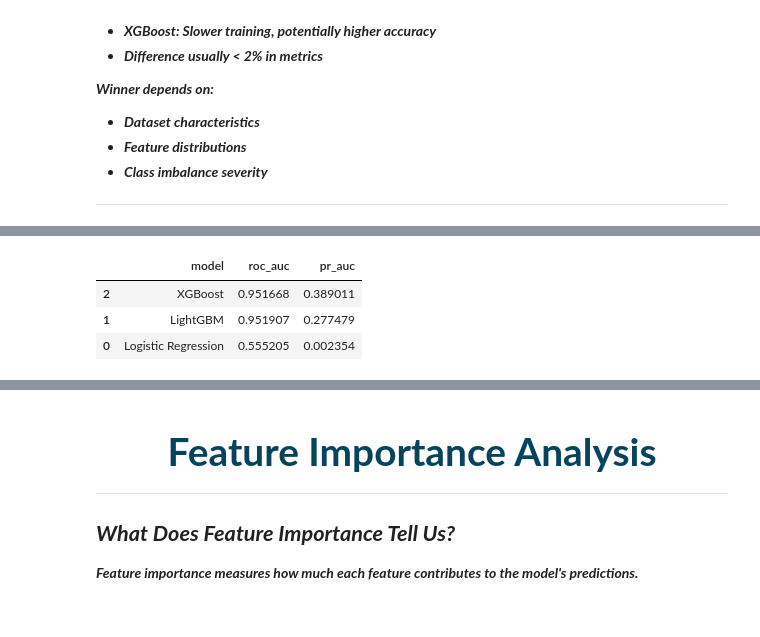
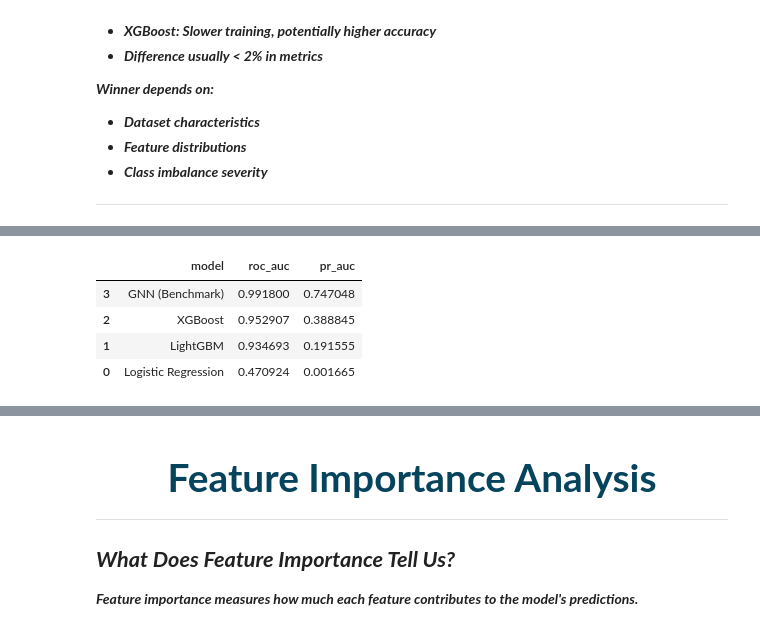
Before and after one commit to gaab-braga/AML_project, a Jupyter notebook: notebooks/03_Model_Selection_Tuning.ipynb, the cells around one changed output, grey strips where cells are left out. Drawn from its saved outputs; the diff is of its cells as text; code cells hidden in the pictures.

```diff
--- a/notebooks/03_Model_Selection_Tuning.ipynb
+++ b/notebooks/03_Model_Selection_Tuning.ipynb
@@ -1541,16 +967,21 @@ Best params: {'n_estimators': 572, 'learning_rate': 0.09990065662820571, 'max_de
 ---
 # %%
 best_params_xgb = study_xgb.best_params
-best_params_xgb['random_state'] = CONFIG['random_seed']
+best_params_xgb['seed'] = CONFIG['random_seed']
 best_params_xgb['objective'] = 'binary:logistic'
 best_params_xgb['eval_metric'] = 'aucpr'
 best_params_xgb['tree_method'] = 'hist'
-best_params_xgb['scale_pos_weight'] = (y_train == 0).sum() / (y_train == 1).sum()
+best_params_xgb['scale_pos_weight'] = float((y_train == 0).sum() / (y_train == 1).sum())
+
+# Convert to contiguous arrays for memory safety
+X_train_safe = np.ascontiguousarray(X_train.values, dtype=np.float32)
+X_test_safe = np.ascontiguousarray(X_test.values, dtype=np.float32)
+y_train_safe = np.ascontiguousarray(y_train.values, dtype=np.int32)
 
 xgb_final = xgb.XGBClassifier(**best_params_xgb)
-xgb_final.fit(X_train, y_train)
+xgb_final.fit(X_train_safe, y_train_safe)
 
-y_pred_xgb = xgb_final.predict_proba(X_test)[:, 1]
+y_pred_xgb = xgb_final.predict_proba(X_test_safe)[:, 1]
 xgb_roc_auc = roc_auc_score(y_test, y_pred_xgb)
 xgb_pr_auc = average_precision_score(y_test, y_pred_xgb)
 xgb_metrics_k = calculate_metrics_at_k(y_test, y_pred_xgb)
@@ -1583,18 +1029,68 @@ recall@1000: 0.3328
 # %%
+# Create comparison dataframe with the baseline result (Logistic Regression only)
+baseline_dict = baseline_comparison_df[baseline_comparison_df['model'] == 'Logistic Regression'].to_dict('records')[0]
+
 comparison_df = pd.DataFrame([
-    baseline_results,
+    baseline_dict,
     lgbm_results,
     xgb_results
 ])
 
-print("\nMODEL COMPETITION RESULTS")
-print("=" * 70)
+# Load and add GNN benchmark immediately for complete comparison
+gnn_results_path = CONFIG['model_dir'] / 'multignn' / 'models' / 'final_metrics.json'
+gnn_included = False
+
+if gnn_results_path.exists():
+    try:
+        with open(gnn_results_path, 'r') as f:
+            gnn_metrics = json.load(f)
+
+        gnn_pr_auc = gnn_metrics.get('pr_auc', 0.7470)
+        gnn_roc_auc = gnn_metrics.get('roc_auc', 0.9918)
+
+        # Add GNN to comparison
+        gnn_dict = {
+            'model': 'GNN (Benchmark)',
+            'roc_auc': gnn_roc_auc,
+            'pr_auc': gnn_pr_auc
+        }
+        comparison_df = pd.concat([comparison_df, pd.DataFrame([gnn_dict])], ignore_index=True)
+        gnn_included = True
+        print("✓ GNN benchmark loaded successfully")
+    except Exception as e:
+        print(f"  Could not load GNN benchmark: {e}")
+else:
+    print(f"  GNN benchmark not found at: {gnn_results_path}")
+
+# Sort by PR-AUC
+comparison_df = comparison_df.sort_values('pr_auc', ascending=False)
+
+print("\n" + "=" * 80)
+print("COMPREHENSIVE MODEL COMPARISON" + (" (INCLUDING GNN)" if gnn_included else ""))
+print("=" * 80)
 display(comparison_df[['model', 'roc_auc', 'pr_auc']].sort_values('pr_auc', ascending=False))
 
 winner_idx = comparison_df['pr_auc'].idxmax()
 winner = comparison_df.loc[winner_idx, 'model']
+winner_pr_auc = comparison_df.loc[winner_idx, 'pr_auc']
 
-print(f"\nWINNER: {winner}")
-print(f"PR-AUC: {comparison_df.loc[winner_idx, 'pr_auc']:.4f}")
-print(f"ROC-AUC: {comparison_df.loc[winner_idx, 'roc_auc']:.4f}")
+print(f"\n OVERALL WINNER: {winner}")
+print(f"   PR-AUC: {winner_pr_auc:.4f}")
+print(f"   ROC-AUC: {comparison_df.loc[winner_idx, 'roc_auc']:.4f}")
+
+# Performance analysis
+improvement_vs_baseline = ((winner_pr_auc - baseline_pr_auc) / baseline_pr_auc) * 100
+print(f"\n Improvement over Logistic Regression: {improvement_vs_baseline:.1f}%")
+
+if gnn_included and 'GNN' in winner:
+    print("\n Result: Graph-based approach (GNN) achieves best performance")
+elif gnn_included:
+    gnn_pr = comparison_df[comparison_df['model'].str.contains('GNN')]['pr_auc'].values[0]
+    diff_pct = ((winner_pr_auc - gnn_pr) / gnn_pr) * 100
+    if diff_pct >= 0:
+        print(f"\n Result: Tabular model ({winner}) matches/exceeds GNN by {diff_pct:+.1f}%")
+    else:
+        print(f"\n Result: GNN leads by {abs(diff_pct):.1f}%, but tabular models are simpler")
+
+print("=" * 80)
 # %% [output]
@@ -1603,4 +1102,5 @@ MODEL COMPETITION RESULTS
 |  | model | roc_auc | pr_auc |
-| 2 | XGBoost | 0.951668 | 0.389011 |
-| 1 | LightGBM | 0.951907 | 0.277479 |
-| 0 | Logistic Regression | 0.555205 | 0.002354 |
+| 3 | GNN (Benchmark) | 0.991800 | 0.747048 |
+| 2 | XGBoost | 0.952907 | 0.388845 |
+| 1 | LightGBM | 0.934693 | 0.191555 |
+| 0 | Logistic Regression | 0.470924 | 0.001665 |
```
Also changed, not shown: parts of 55 cells of this notebook, 47 other files.
